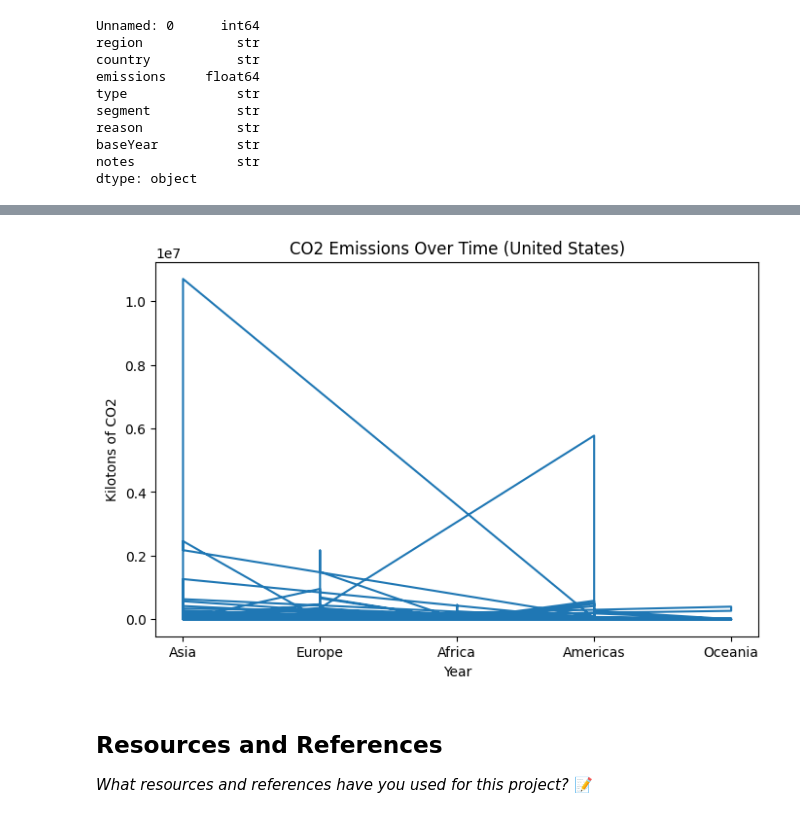
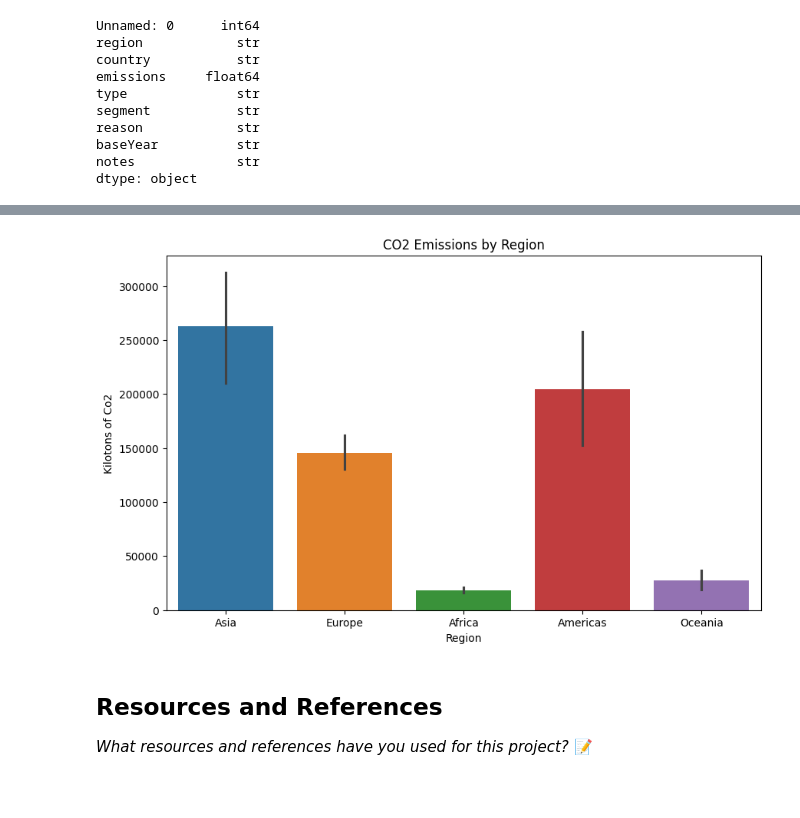
Before and after one commit to IT4063C-Spring26/final-project-proddasr, a Jupyter notebook: source.ipynb, the cells around one changed output, grey strips where cells are left out. Saved outputs shown, nothing was run; the diff lists cells and outputs as text; code cells hidden in the pictures; blank space fills up the shorter version.

```diff
--- a/source.ipynb
+++ b/source.ipynb
@@ -110,16 +162,18 @@ plt.show()
-# %%
-country_df = Carbon_emissions_df
-
-plt.figure(figsize=(8,5))
-plt.plot(country_df['Region'], country_df['Kilotons of Co2'])
-
-plt.title("CO2 Emissions Over Time (United States)")
-plt.xlabel("Year")
-plt.ylabel("Kilotons of CO2")
-
-plt.show()
-# %% [output]
-[figure, removed]
+# %%
+subset = Carbon_emissions_df[Carbon_emissions_df['Region'].notnull()]
+
+plt.figure(figsize=(10,6))
+sns.barplot(
+    data=Carbon_emissions_df,
+    x='Region',
+    y='Kilotons of Co2',
+    hue='Region'
+)
+
+plt.title("CO2 Emissions by Region")
+plt.show()
+# %% [output]
+[figure, added]
 # %% [markdown]
 ## Resources and References
 *What resources and references have you used for this project?*
```
Also changed, not shown: parts of 16 cells of this notebook.
